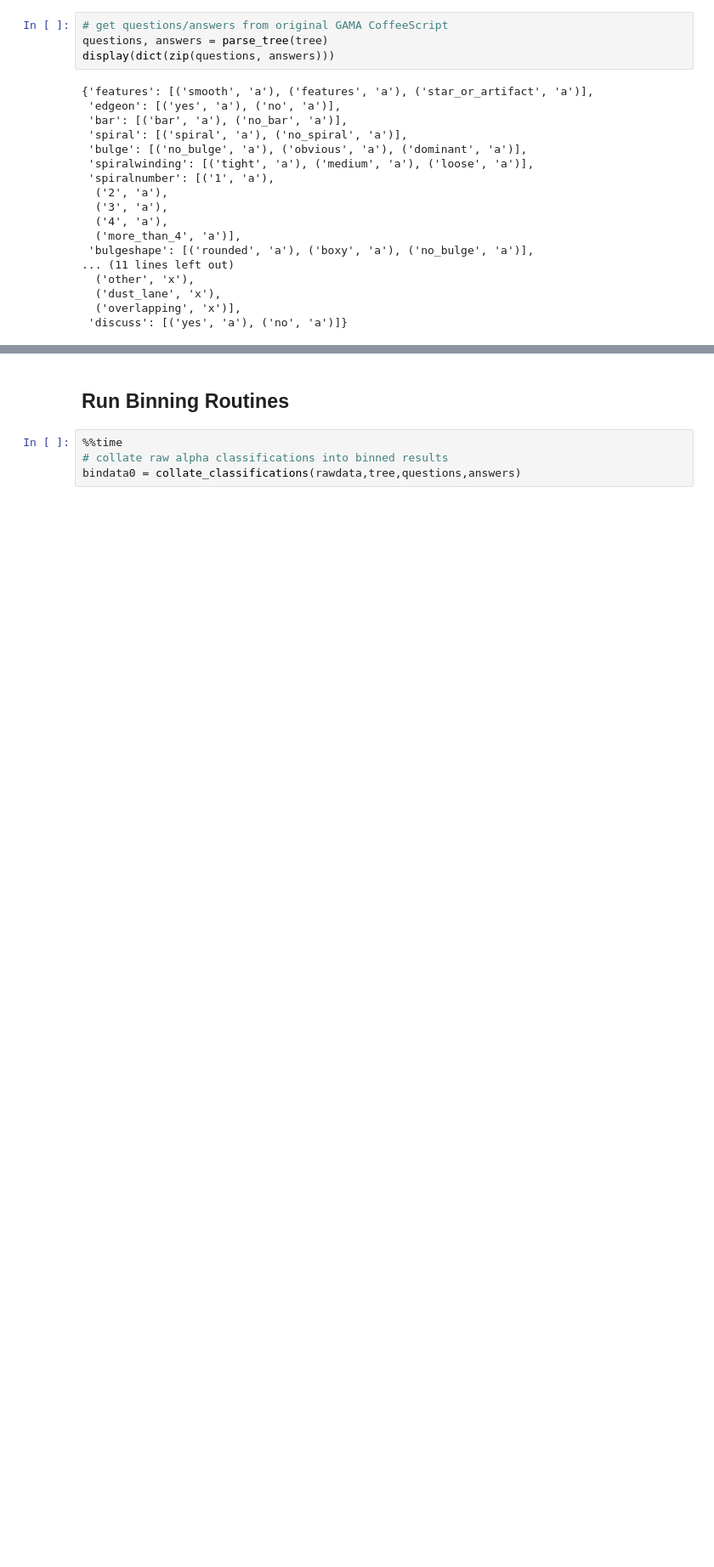
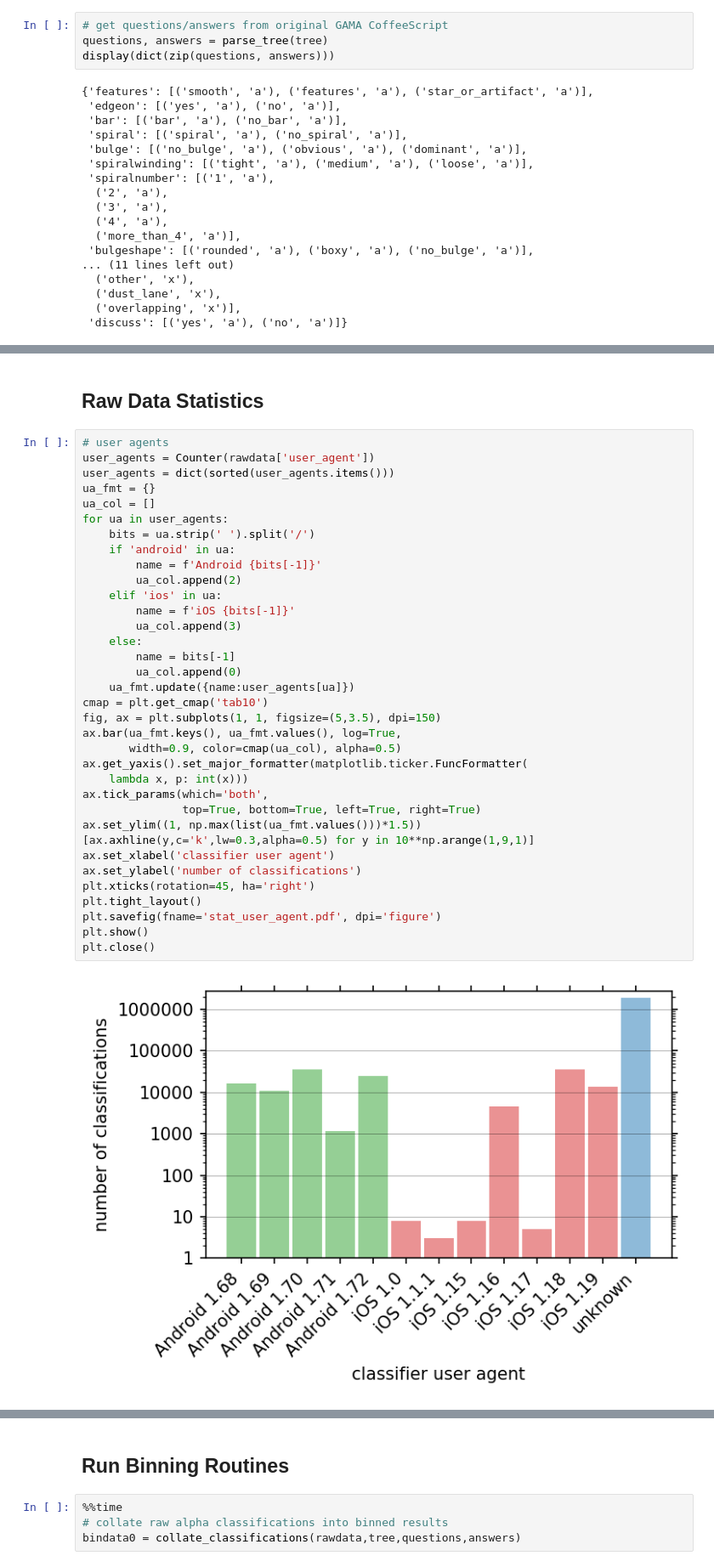
Before and after one commit to leeskelvin/gamakidsgz, a Jupyter notebook: outputs/binclean/binclean.ipynb, the cells around one changed output, grey strips where cells are left out. Shown at 85% size. Cells and saved outputs as stored; diff of their text form; blank space fills up the shorter version.

```diff
--- a/outputs/binclean/binclean.ipynb
+++ b/outputs/binclean/binclean.ipynb
@@ -483,0 +484,39 @@ Wall time: 9min 41s
+# %% [markdown]
+## Raw Data Statistics
+# %%
+# user agents
+user_agents = Counter(rawdata['user_agent'])
+user_agents = dict(sorted(user_agents.items()))
+ua_fmt = {}
+ua_col = []
+for ua in user_agents:
+    bits = ua.strip(' ').split('/')
+    if 'android' in ua:
+        name = f'Android {bits[-1]}'
+        ua_col.append(2)
+    elif 'ios' in ua:
+        name = f'iOS {bits[-1]}'
+        ua_col.append(3)
+    else:
+        name = bits[-1]
+        ua_col.append(0)
+    ua_fmt.update({name:user_agents[ua]})
+cmap = plt.get_cmap('tab10')
+fig, ax = plt.subplots(1, 1, figsize=(5,3.5), dpi=150)
+ax.bar(ua_fmt.keys(), ua_fmt.values(), log=True,
+       width=0.9, color=cmap(ua_col), alpha=0.5)
+ax.get_yaxis().set_major_formatter(matplotlib.ticker.FuncFormatter(
+    lambda x, p: int(x)))
+ax.tick_params(which='both',
+               top=True, bottom=True, left=True, right=True)
+ax.set_ylim((1, np.max(list(ua_fmt.values()))*1.5))
+[ax.axhline(y,c='k',lw=0.3,alpha=0.5) for y in 10**np.arange(1,9,1)]
+ax.set_xlabel('classifier user agent')
+ax.set_ylabel('number of classifications')
+plt.xticks(rotation=45, ha='right')
+plt.tight_layout()
+plt.savefig(fname='stat_user_agent.pdf', dpi='figure')
+plt.show()
+plt.close()
+# %% [output]
+[figure, added]
```
Also changed, not shown: parts of 31 cells of this notebook, 31 other files.
